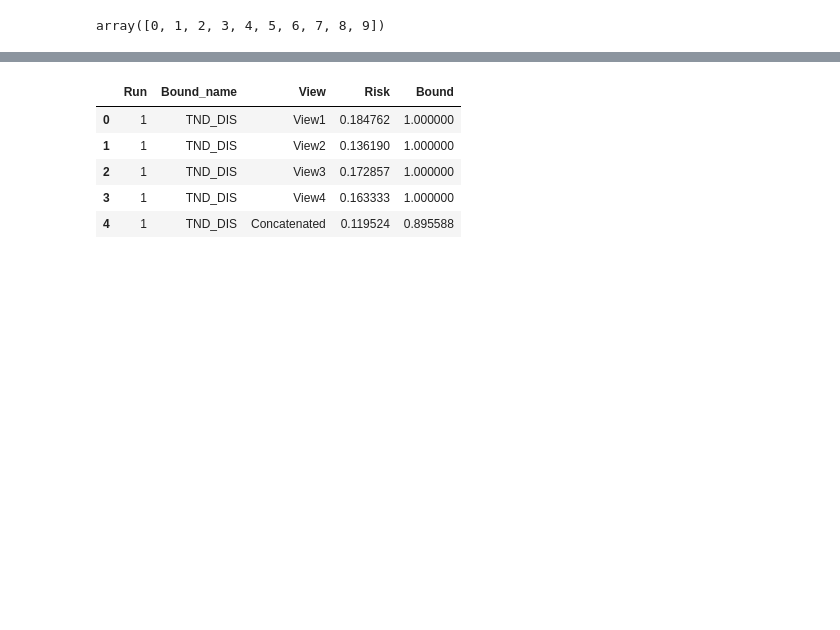
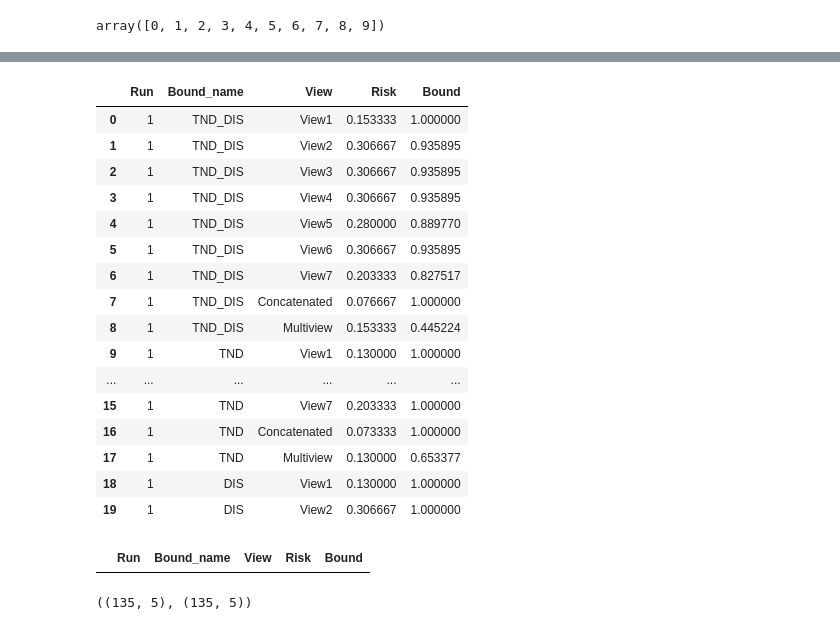
Before and after one commit to adidi24/Multi-View-Majority-Vote-Learning-Algorithms-Direct-Minimization-of-PAC-Bayesian-Bounds, a Jupyter notebook: empirical-evaluation-jupyter.ipynb, the cells around one changed output, grey strips where cells are left out. Cells and saved outputs as stored; diff of their text form; code cells hidden in the pictures; blank space fills up the shorter version.

```diff
--- a/empirical-evaluation-jupyter.ipynb
+++ b/empirical-evaluation-jupyter.ipynb
@@ -52,7 +52,7 @@ from mvpb.util import uniform_distribution
 # %% [markdown]
 ## Load and prepare the multiview datasets
 # %%
-dataset = MNIST_MV_Datasets(sample=2)
+dataset = CorelImageFeatures()
 X_train, y_train, X_test, y_test = dataset.get_data()
 if y_train.ndim == 2:
     y_train = np.argmax(y_train, axis=1)
@@ -212,14 +228,33 @@ Entering save and stats zone-------------------------------
 # %%
 df = pd.DataFrame(experiments)
 # df['Bound'] = df['Bound'].apply(lambda x: x[0] if isinstance(x, (list, np.ndarray)) else x)
 # df['Risk'] = df['Risk'].apply(lambda x: x[0] if isinstance(x, (list, np.ndarray)) else x)
-df.head()
+df.head(20)
 # %% [output]
 |  | Run | Bound_name | View | Risk | Bound |
-| 0 | 1 | TND_DIS | View1 | 0.184762 | 1.000000 |
-| 1 | 1 | TND_DIS | View2 | 0.136190 | 1.000000 |
-| 2 | 1 | TND_DIS | View3 | 0.172857 | 1.000000 |
-| 3 | 1 | TND_DIS | View4 | 0.163333 | 1.000000 |
-| 4 | 1 | TND_DIS | Concatenated | 0.119524 | 0.895588 |
+| 0 | 1 | TND_DIS | View1 | 0.153333 | 1.000000 |
+| 1 | 1 | TND_DIS | View2 | 0.306667 | 0.935895 |
+| 2 | 1 | TND_DIS | View3 | 0.306667 | 0.935895 |
+| 3 | 1 | TND_DIS | View4 | 0.306667 | 0.935895 |
+| 4 | 1 | TND_DIS | View5 | 0.280000 | 0.889770 |
+| 5 | 1 | TND_DIS | View6 | 0.306667 | 0.935895 |
+| 6 | 1 | TND_DIS | View7 | 0.203333 | 0.827517 |
+| 7 | 1 | TND_DIS | Concatenated | 0.076667 | 1.000000 |
+| 8 | 1 | TND_DIS | Multiview | 0.153333 | 0.445224 |
+| 9 | 1 | TND | View1 | 0.130000 | 1.000000 |
+| ... | ... | ... | ... | ... | ... |
+| 15 | 1 | TND | View7 | 0.203333 | 1.000000 |
+| 16 | 1 | TND | Concatenated | 0.073333 | 1.000000 |
+| 17 | 1 | TND | Multiview | 0.130000 | 0.653377 |
+| 18 | 1 | DIS | View1 | 0.130000 | 1.000000 |
+| 19 | 1 | DIS | View2 | 0.306667 | 1.000000 |
+# %%
+df[df["Risk"] > df["Bound"]]
+# %% [output]
+|  | Run | Bound_name | View | Risk | Bound |
+# %%
+df.shape, df[df["Risk"] < df["Bound"]].shape
+# %% [output]
+((135, 5), (135, 5))
 # %%
 # agg_df = df.groupby(["Bound_name", "View"]).mean()
```
Also changed, not shown: parts of 5 cells of this notebook, 5 other files.
